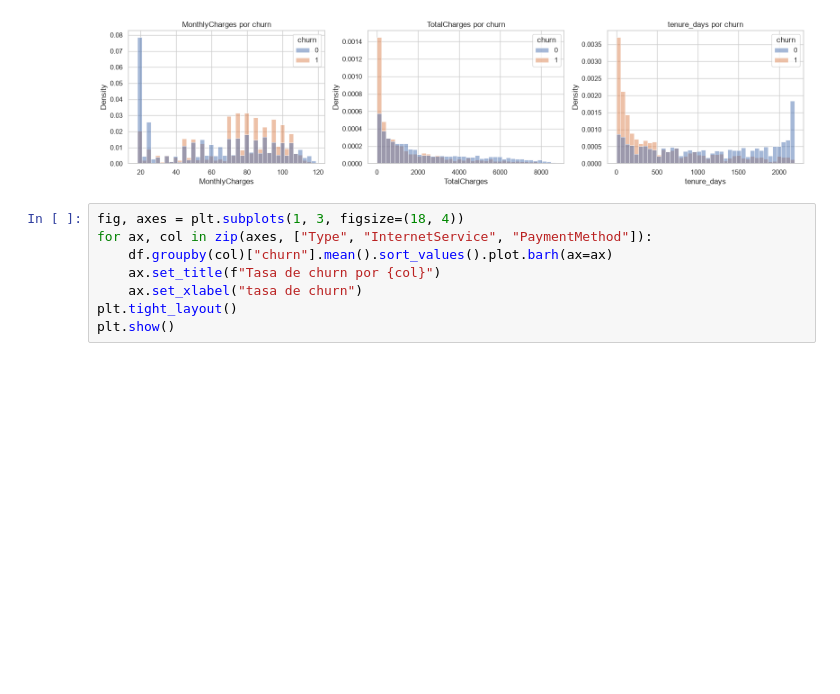
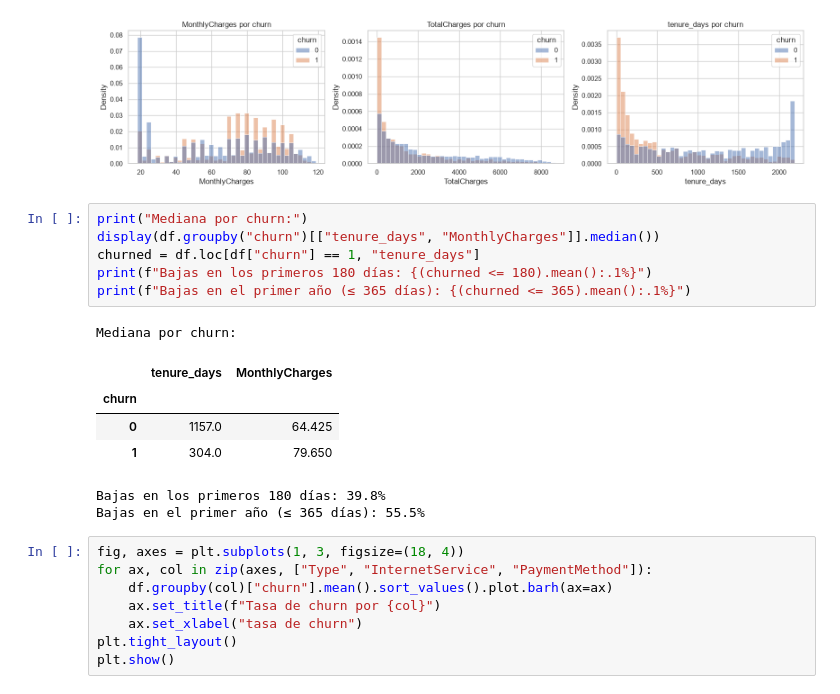
Before and after one commit to carabagiioo/interconnect-churn, a Jupyter notebook: interconnect_churn.ipynb, the cells around one changed output. Drawn from its saved outputs; the diff is of its cells as text; blank space fills up the shorter version.

```diff
--- a/interconnect_churn.ipynb
+++ b/interconnect_churn.ipynb
@@ -225,6 +226,20 @@ plt.tight_layout()
 plt.show()
 # %% [output]
 [figure]
+# %%
+print("Mediana por churn:")
+display(df.groupby("churn")[["tenure_days", "MonthlyCharges"]].median())
+churned = df.loc[df["churn"] == 1, "tenure_days"]
+print(f"Bajas en los primeros 180 días: {(churned <= 180).mean():.1%}")
+print(f"Bajas en el primer año (≤ 365 días): {(churned <= 365).mean():.1%}")
+# %% [output]
+Mediana por churn:
+|  | tenure_days | MonthlyCharges |
+| churn |  |  |
+| 0 | 1157.0 | 64.425 |
+| 1 | 304.0 | 79.650 |
+Bajas en los primeros 180 días: 39.8%
+Bajas en el primer año (≤ 365 días): 55.5%
 # %%
 fig, axes = plt.subplots(1, 3, figsize=(18, 4))
 for ax, col in zip(axes, ["Type", "InternetService", "PaymentMethod"]):
```
Also changed, not shown: parts of 3 cells of this notebook.
